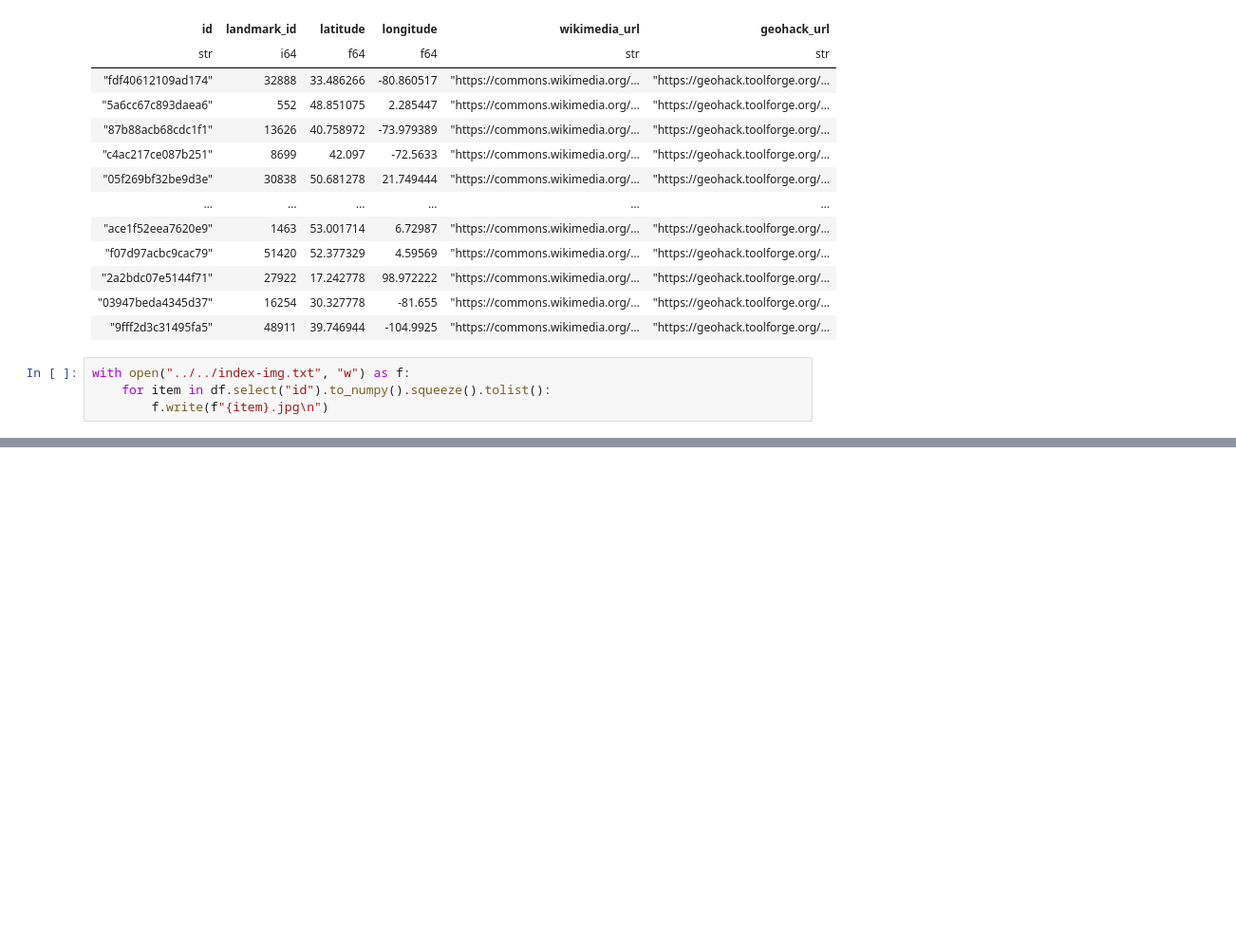
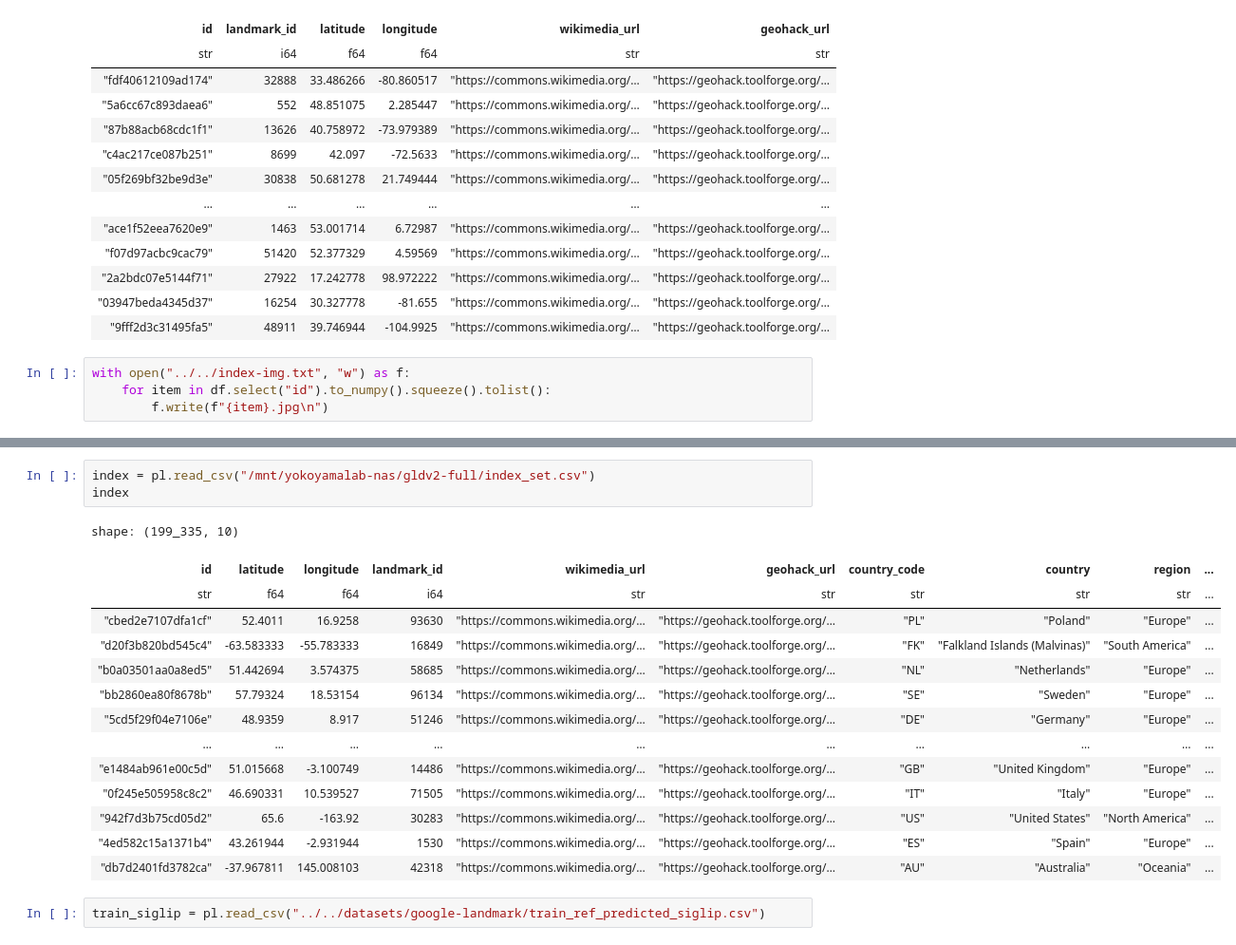
Before and after one commit to fhrzn/geocir, a Jupyter notebook: notebooks/idk.ipynb, the cells around one changed output, grey strips where cells are left out. Shown at 95% size. Cells and saved outputs as stored; diff of their text form; blank space fills up the shorter version.

```diff
--- a/notebooks/idk.ipynb
+++ b/notebooks/idk.ipynb
@@ -229,0 +228,20 @@ shape: (203_094, 2)
+# %%
+index = pl.read_csv("/mnt/yokoyamalab-nas/gldv2-full/index_set.csv")
+index
+# %% [output]
+shape: (199_335, 10)
+| id | latitude | longitude | landmark_id | wikimedia_url | geohack_url | country_code | country | region | ... |
+| str | f64 | f64 | i64 | str | str | str | str | str | ... |
+| "cbed2e7107dfa1cf" | 52.4011 | 16.9258 | 93630 | "https://commons.wikimedia.org/… | "https://geohack.toolforge.org/… | "PL" | "Poland" | "Europe" | ... |
+| "d20f3b820bd545c4" | -63.583333 | -55.783333 | 16849 | "https://commons.wikimedia.org/… | "https://geohack.toolforge.org/… | "FK" | "Falkland Islands (Malvinas)" | "South America" | ... |
+| "b0a03501aa0a8ed5" | 51.442694 | 3.574375 | 58685 | "https://commons.wikimedia.org/… | "https://geohack.toolforge.org/… | "NL" | "Netherlands" | "Europe" | ... |
+| "bb2860ea80f8678b" | 57.79324 | 18.53154 | 96134 | "https://commons.wikimedia.org/… | "https://geohack.toolforge.org/… | "SE" | "Sweden" | "Europe" | ... |
+| "5cd5f29f04e7106e" | 48.9359 | 8.917 | 51246 | "https://commons.wikimedia.org/… | "https://geohack.toolforge.org/… | "DE" | "Germany" | "Europe" | ... |
+| … | … | … | … | … | … | … | … | … | ... |
+| "e1484ab961e00c5d" | 51.015668 | -3.100749 | 14486 | "https://commons.wikimedia.org/… | "https://geohack.toolforge.org/… | "GB" | "United Kingdom" | "Europe" | ... |
+| "0f245e505958c8c2" | 46.690331 | 10.539527 | 71505 | "https://commons.wikimedia.org/… | "https://geohack.toolforge.org/… | "IT" | "Italy" | "Europe" | ... |
+| "942f7d3b75cd05d2" | 65.6 | -163.92 | 30283 | "https://commons.wikimedia.org/… | "https://geohack.toolforge.org/… | "US" | "United States" | "North America" | ... |
+| "4ed582c15a1371b4" | 43.261944 | -2.931944 | 1530 | "https://commons.wikimedia.org/… | "https://geohack.toolforge.org/… | "ES" | "Spain" | "Europe" | ... |
+| "db7d2401fd3782ca" | -37.967811 | 145.008103 | 42318 | "https://commons.wikimedia.org/… | "https://geohack.toolforge.org/… | "AU" | "Australia" | "Oceania" | ... |
+# %%
+train_siglip = pl.read_csv("../../datasets/google-landmark/train_ref_predicted_siglip.csv")
```
Also changed, not shown: parts of 4 cells of this notebook, 7 other files.
